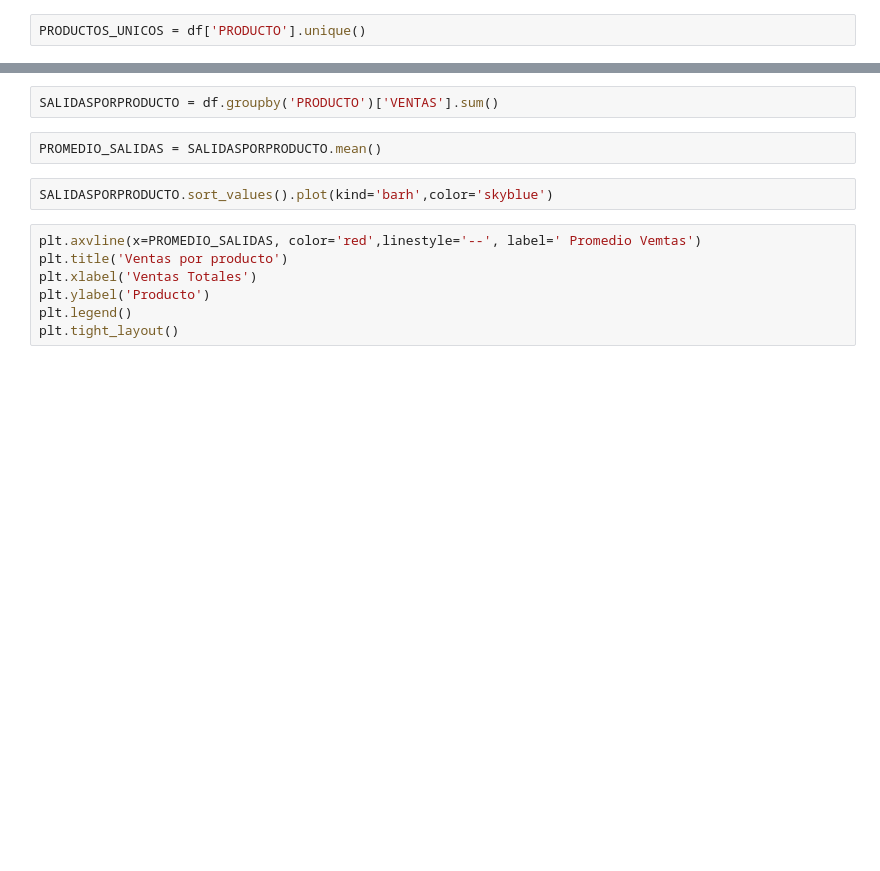
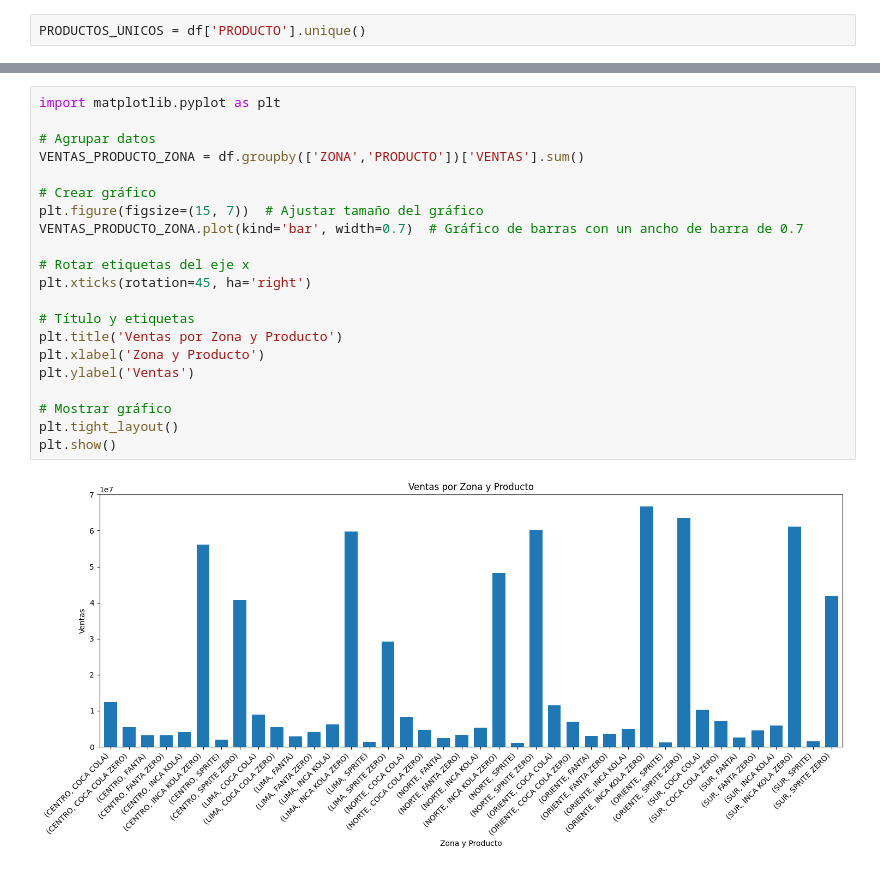
Before and after one commit to jmollan/Python_Proyecto_PUCP, a Jupyter notebook: Untitled0.ipynb, the cells around one changed output, grey strips where cells are left out. Drawn from its saved outputs; the diff is of its cells as text; blank space fills up the shorter version.

```diff
--- a/Untitled0.ipynb
+++ b/Untitled0.ipynb
@@ -57,13 +77,23 @@ plt.tight_layout()
-# %%
-SALIDASPORPRODUCTO = df.groupby('PRODUCTO')['VENTAS'].sum()
-# %%
-PROMEDIO_SALIDAS = SALIDASPORPRODUCTO.mean()
-# %%
-SALIDASPORPRODUCTO.sort_values().plot(kind='barh',color='skyblue')
-# %%
-plt.axvline(x=PROMEDIO_SALIDAS, color='red',linestyle='--', label=' Promedio Vemtas')
-plt.title('Ventas por producto')
-plt.xlabel('Ventas Totales')
-plt.ylabel('Producto')
-plt.legend()
-plt.tight_layout()
+# %%
+import matplotlib.pyplot as plt
+
+# Agrupar datos
+VENTAS_PRODUCTO_ZONA = df.groupby(['ZONA','PRODUCTO'])['VENTAS'].sum()
+
+# Crear gráfico
+plt.figure(figsize=(15, 7))  # Ajustar tamaño del gráfico
+VENTAS_PRODUCTO_ZONA.plot(kind='bar', width=0.7)  # Gráfico de barras con un ancho de barra de 0.7
+
+# Rotar etiquetas del eje x
+plt.xticks(rotation=45, ha='right')
+
+# Título y etiquetas
+plt.title('Ventas por Zona y Producto')
+plt.xlabel('Zona y Producto')
+plt.ylabel('Ventas')
+
+# Mostrar gráfico
+plt.tight_layout()
+plt.show()
+# %% [output]
+[figure, added]
```
Also changed, not shown: parts of 24 cells of this notebook.
